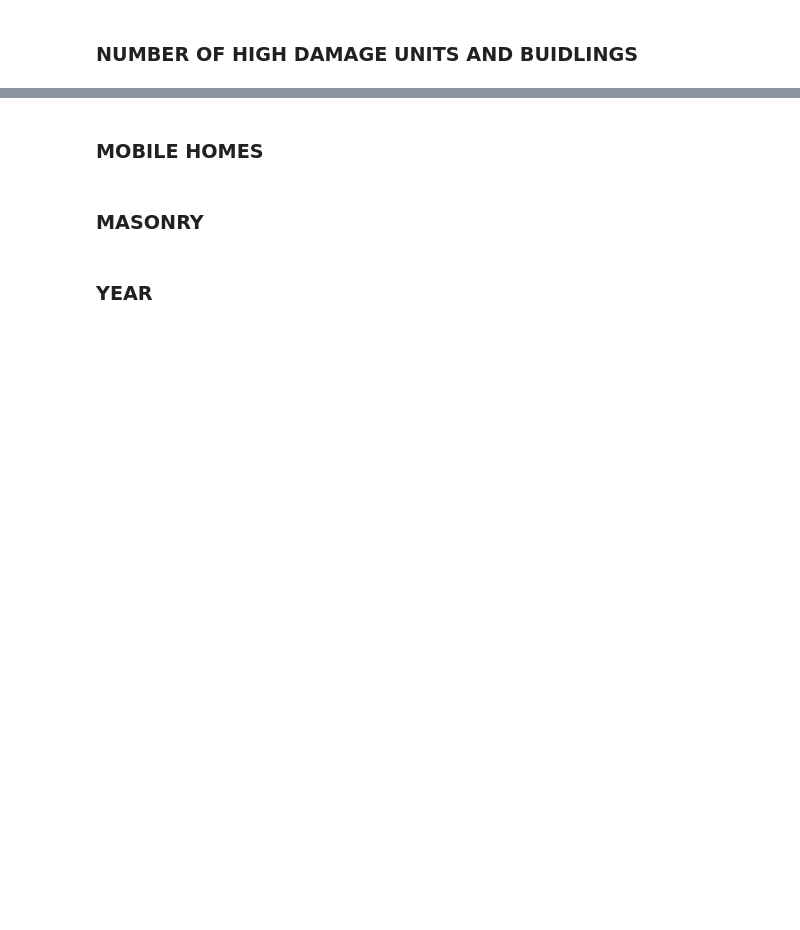
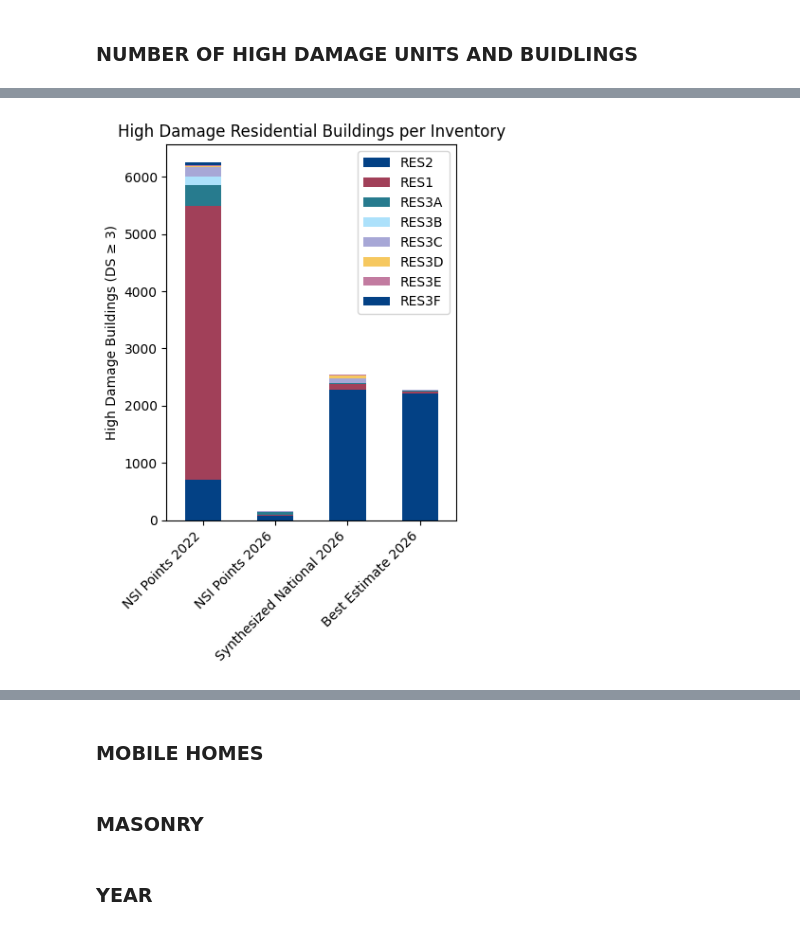
Before and after one commit to mlochhead/Building_Inventory_Generation, a Jupyter notebook: inventory_generation_hayward26/Figures_Inventory_Comparison.ipynb, the cells around one changed output, grey strips where cells are left out. Drawn from its saved outputs; the diff is of its cells as text; code cells hidden in the pictures; blank space fills up the shorter version.

```diff
--- a/inventory_generation_hayward26/Figures_Inventory_Comparison.ipynb
+++ b/inventory_generation_hayward26/Figures_Inventory_Comparison.ipynb
@@ -806,6 +814,6 @@ plt.show()
 # %%
-res_classes = ["RES2", "RES1", "RES3"]
-
+# res_classes = ["RES2", "RES1", "RES3"]
+res_classes = ["RES2", "RES1", "RES3A","RES3B","RES3C","RES3D","RES3E","RES3F"]
 
 counts = []
 
@@ -854,15 +862,17 @@ units_df = pd.concat(counts, axis=1)
 # %%
 
 fig, ax = plt.subplots(figsize=(4, 6))
-count_df.T.plot(kind="bar",stacked=True,ax=ax, color = [colors[3],colors[2],colors[0]])
+count_df.T.plot(kind="bar",stacked=True,ax=ax, color = colors) #[colors[3],colors[2],colors[0]])
 
 ax.set_ylabel("High Damage Buildings (DS ≥ 3)")
 ax.set_xlabel("")
 ax.set_title("High Damage Residential Buildings per Inventory")
 ax.legend(loc="upper right")
 ax.set_xticklabels(ax.get_xticklabels(), rotation=45, ha="right")
 plt.tight_layout()
 plt.show()
+# %% [output]
+[figure, added]
 # %%
 
 fig, ax = plt.subplots(figsize=(4, 6))
```
Also changed, not shown: parts of 8 cells of this notebook, 41 other files.
